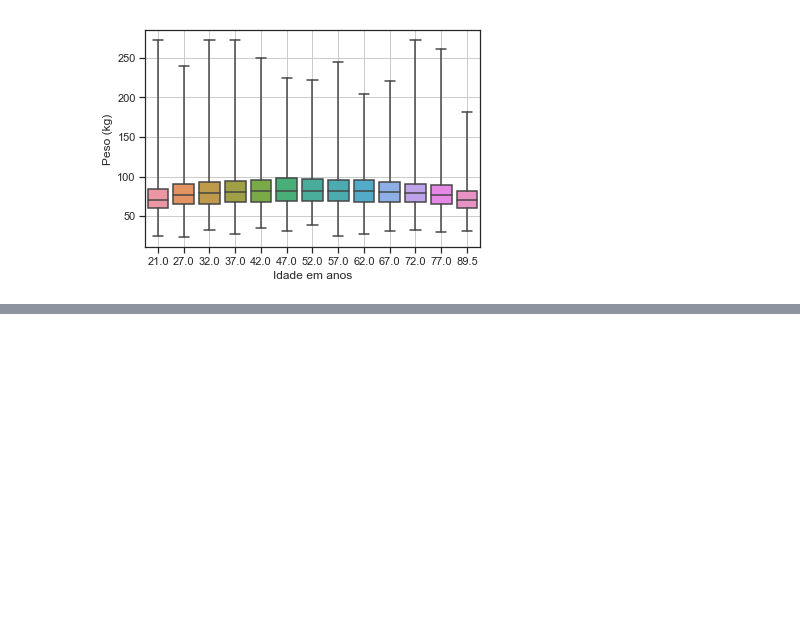
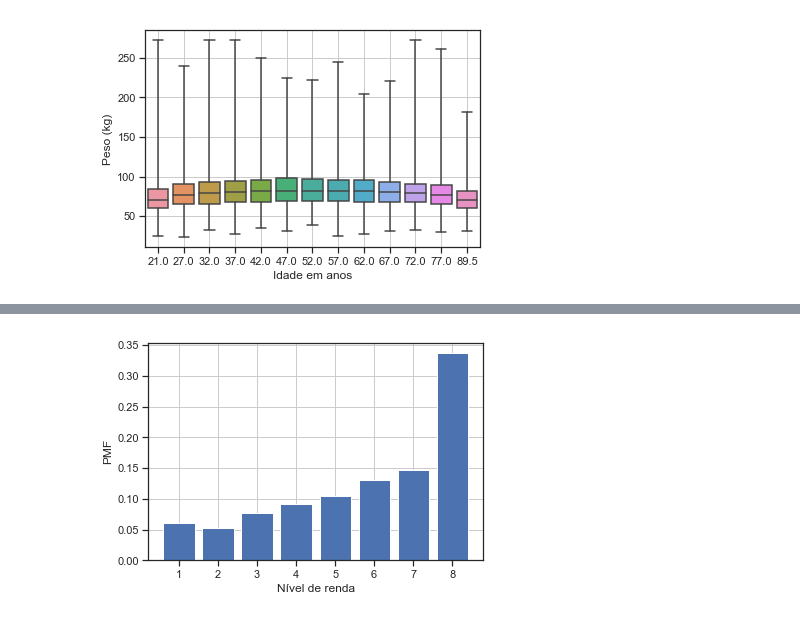
Before and after one commit to plbalmeida/aed-Py, a Jupyter notebook: aed-Py.ipynb, the cells around one changed output, grey strips where cells are left out. Saved outputs shown, nothing was run; the diff lists cells and outputs as text; code cells hidden in the pictures; blank space fills up the shorter version.

```diff
--- a/aed-Py.ipynb
+++ b/aed-Py.ipynb
@@ -698,0 +709,15 @@ plt.show()
+# %%
+# variável de renda
+income = brfss['INCOME2']
+
+# PMF da variável de renda
+income_pmf = PMF(income)
+
+# plotando o gráfico da PMF de renda
+plt.bar(income_pmf['item_counts'], income_pmf['PMF'])
+plt.xlabel('Nível de renda')
+plt.ylabel('PMF')
+plt.grid()
+plt.show()
+# %% [output]
+[figure, added]
```
Also changed, not shown: parts of 64 cells of this notebook.
